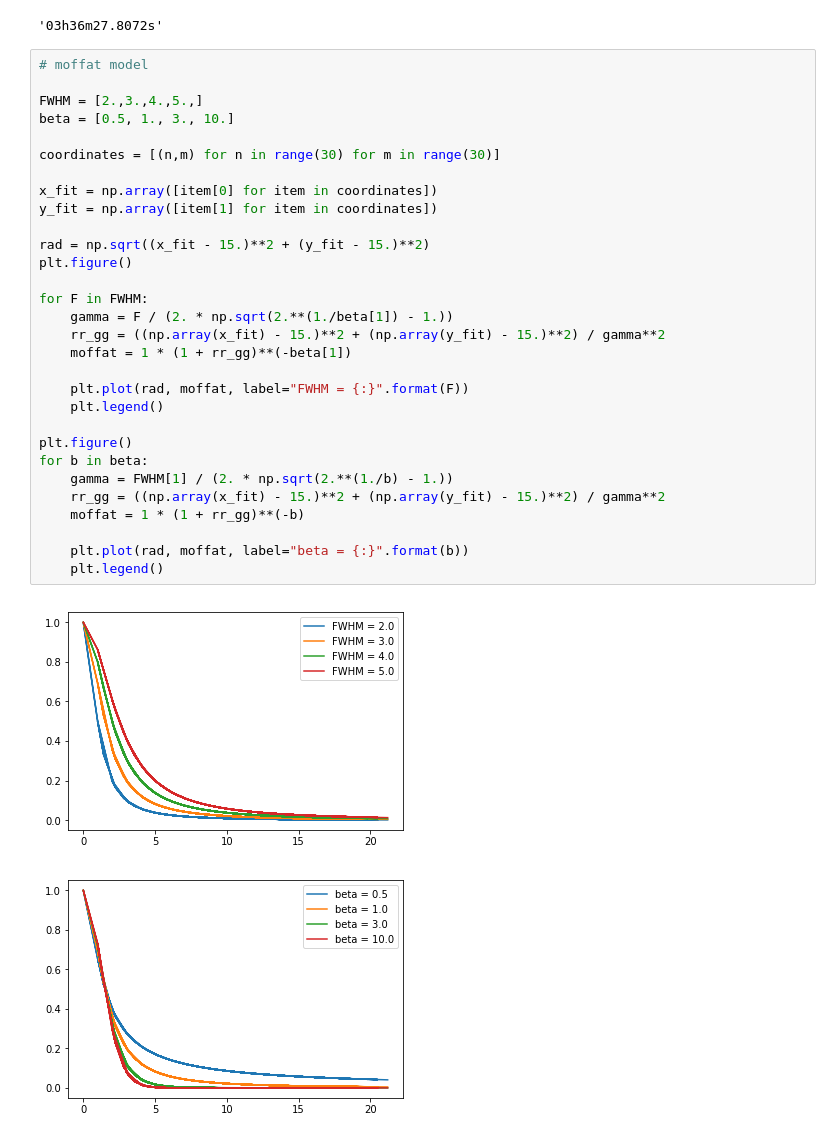
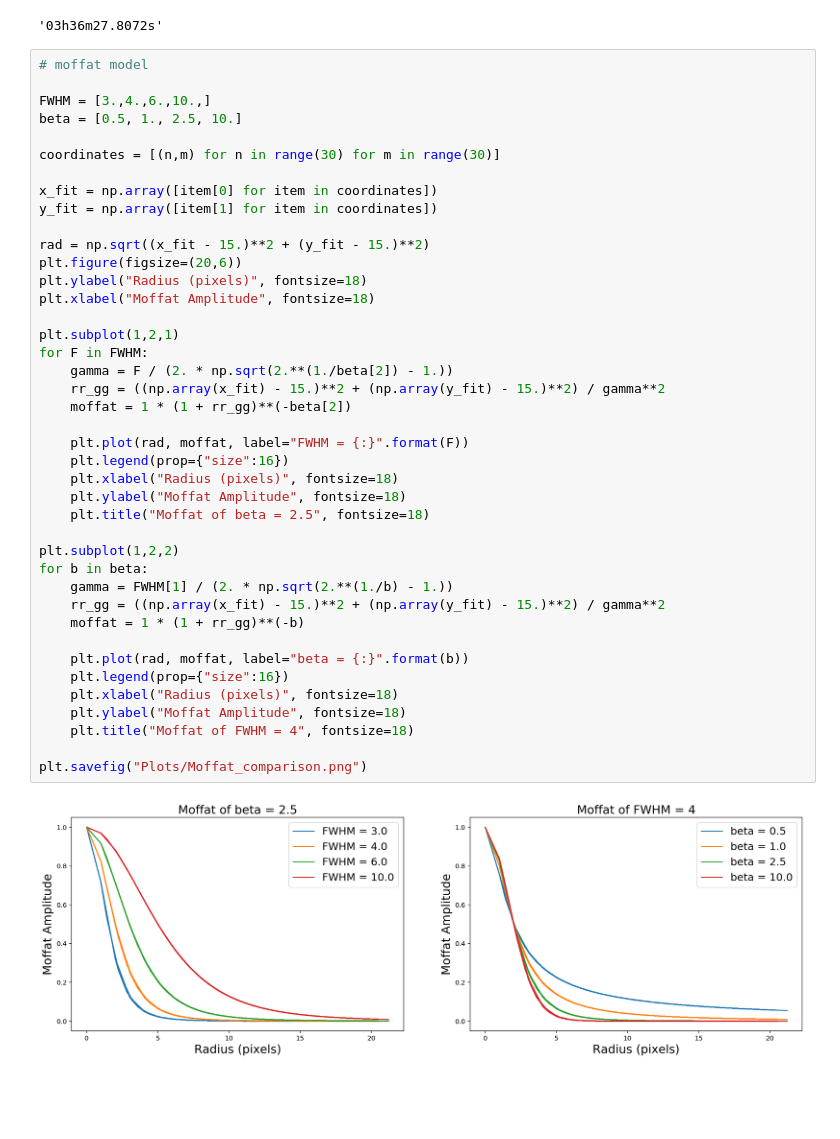
Before and after one commit to tspriggs/MUSE_PNe_fitting, a Jupyter notebook: Untitled.ipynb, the cells around one changed output. Drawn from its saved outputs; the diff is of its cells as text; blank space fills up the shorter version.

Commit message:
new plots and updated

```diff
--- a/Untitled.ipynb
+++ b/Untitled.ipynb
@@ -57,33 +58,43 @@ test_split[0]
 # %%
 # moffat model
 
-FWHM = [2.,3.,4.,5.,]
-beta = [0.5, 1., 3., 10.]
+FWHM = [3.,4.,6.,10.,]
+beta = [0.5, 1., 2.5, 10.]
 
 coordinates = [(n,m) for n in range(30) for m in range(30)]
 
 x_fit = np.array([item[0] for item in coordinates])
 y_fit = np.array([item[1] for item in coordinates])
 
 rad = np.sqrt((x_fit - 15.)**2 + (y_fit - 15.)**2)
-plt.figure()
+plt.figure(figsize=(20,6))
+plt.ylabel("Radius (pixels)", fontsize=18)
+plt.xlabel("Moffat Amplitude", fontsize=18)
 
+plt.subplot(1,2,1)
 for F in FWHM:
-    gamma = F / (2. * np.sqrt(2.**(1./beta[1]) - 1.))
+    gamma = F / (2. * np.sqrt(2.**(1./beta[2]) - 1.))
     rr_gg = ((np.array(x_fit) - 15.)**2 + (np.array(y_fit) - 15.)**2) / gamma**2
-    moffat = 1 * (1 + rr_gg)**(-beta[1])
+    moffat = 1 * (1 + rr_gg)**(-beta[2])
 
     plt.plot(rad, moffat, label="FWHM = {:}".format(F))
-    plt.legend()
+    plt.legend(prop={"size":16})
+    plt.xlabel("Radius (pixels)", fontsize=18)
+    plt.ylabel("Moffat Amplitude", fontsize=18)
+    plt.title("Moffat of beta = 2.5", fontsize=18)
 
-plt.figure()
+plt.subplot(1,2,2)
 for b in beta:
     gamma = FWHM[1] / (2. * np.sqrt(2.**(1./b) - 1.))
     rr_gg = ((np.array(x_fit) - 15.)**2 + (np.array(y_fit) - 15.)**2) / gamma**2
     moffat = 1 * (1 + rr_gg)**(-b)
 
     plt.plot(rad, moffat, label="beta = {:}".format(b))
-    plt.legend()
+    plt.legend(prop={"size":16})
+    plt.xlabel("Radius (pixels)", fontsize=18)
+    plt.ylabel("Moffat Amplitude", fontsize=18)
+    plt.title("Moffat of FWHM = 4", fontsize=18)
+
+plt.savefig("Plots/Moffat_comparison.png")
 # %% [output]
-[figure, old version]
+[figure, new version]
-[figure, removed]
```
Also changed, not shown: parts of 1 cell of this notebook, 5 other files.
